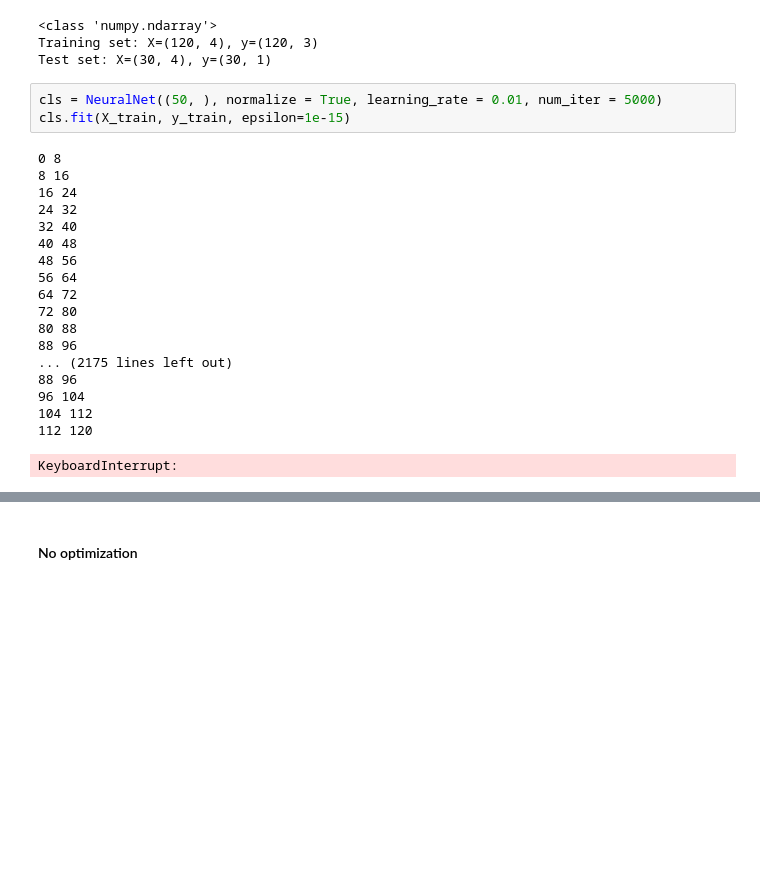
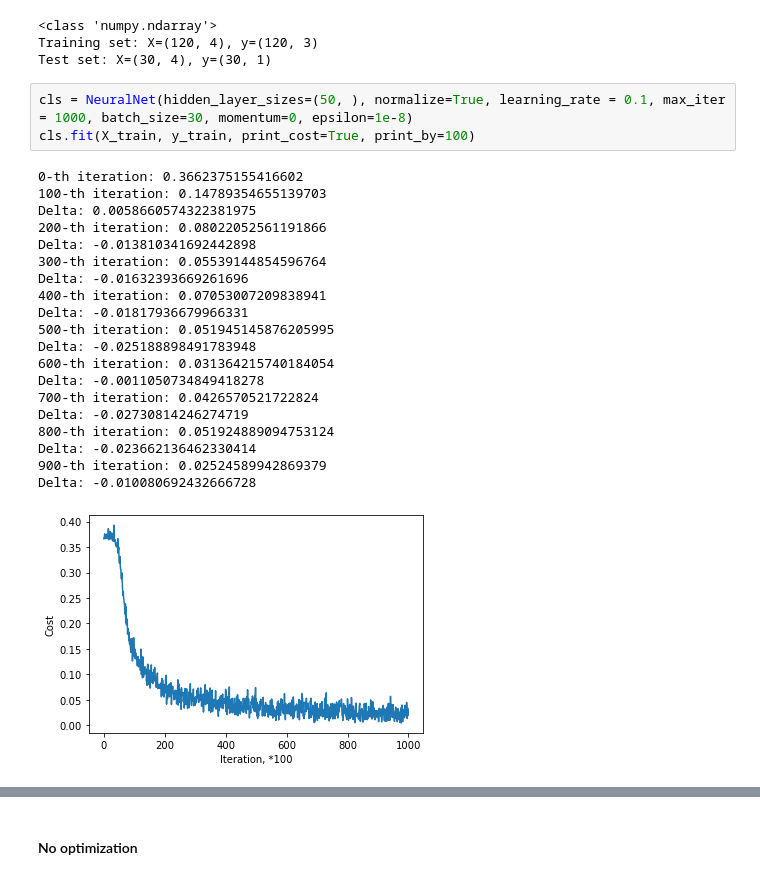
Before and after one commit to vseredovych/ML, a Jupyter notebook: Practice/NeuralNetwork/NeuralNet minibatches.ipynb, the cells around one changed output, grey strips where cells are left out. Cells and saved outputs as stored; diff of their text form; blank space fills up the shorter version.

```diff
--- a/Practice/NeuralNetwork/NeuralNet minibatches.ipynb
+++ b/Practice/NeuralNetwork/NeuralNet minibatches.ipynb
@@ -306,25 +269,27 @@ print('Test set: X={}, y={}'.format(X_test.shape, y_test.shape))
 Training set: X=(120, 4), y=(120, 3)
 Test set: X=(30, 4), y=(30, 1)
 # %%
-cls = NeuralNet((50, ), normalize = True, learning_rate = 0.01, num_iter = 5000)
-cls.fit(X_train, y_train, epsilon=1e-15)
+cls = NeuralNet(hidden_layer_sizes=(50, ), normalize=True, learning_rate = 0.1, max_iter = 1000, batch_size=30, momentum=0, epsilon=1e-8)
+cls.fit(X_train, y_train, print_cost=True, print_by=100)
 # %% [output]
-0 8
-8 16
-16 24
-24 32
-32 40
-40 48
-48 56
-56 64
-64 72
-72 80
-80 88
-88 96
-... (2175 lines left out)
-88 96
-96 104
-104 112
-112 120
+0-th iteration: 0.3662375155416602
+100-th iteration: 0.14789354655139703
+Delta: 0.0058660574322381975
+200-th iteration: 0.08022052561191866
+Delta: -0.013810341692442898
+300-th iteration: 0.05539144854596764
+Delta: -0.01632393669261696
+400-th iteration: 0.07053007209838941
+Delta: -0.01817936679966331
+500-th iteration: 0.051945145876205995
+Delta: -0.025188898491783948
+600-th iteration: 0.031364215740184054
+Delta: -0.0011050734849418278
+700-th iteration: 0.0426570521722824
+Delta: -0.02730814246274719
+800-th iteration: 0.051924889094753124
+Delta: -0.023662136462330414
+900-th iteration: 0.02524589942869379
+Delta: -0.010080692432666728
-KeyboardInterrupt:
+[figure, added]
 # %%
```
Also changed, not shown: parts of 6 cells of this notebook, 2 other files.
